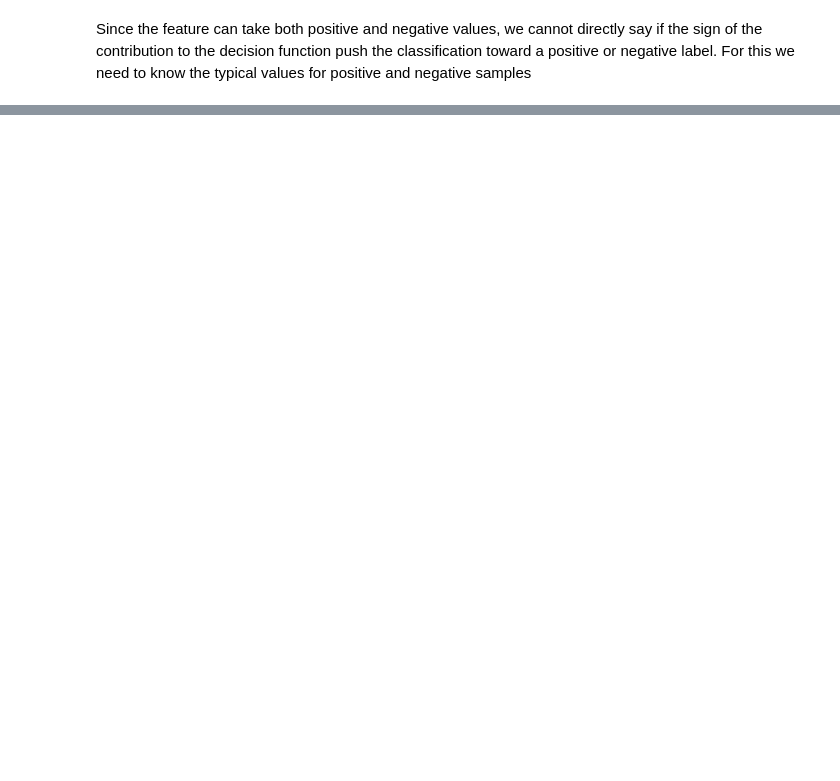
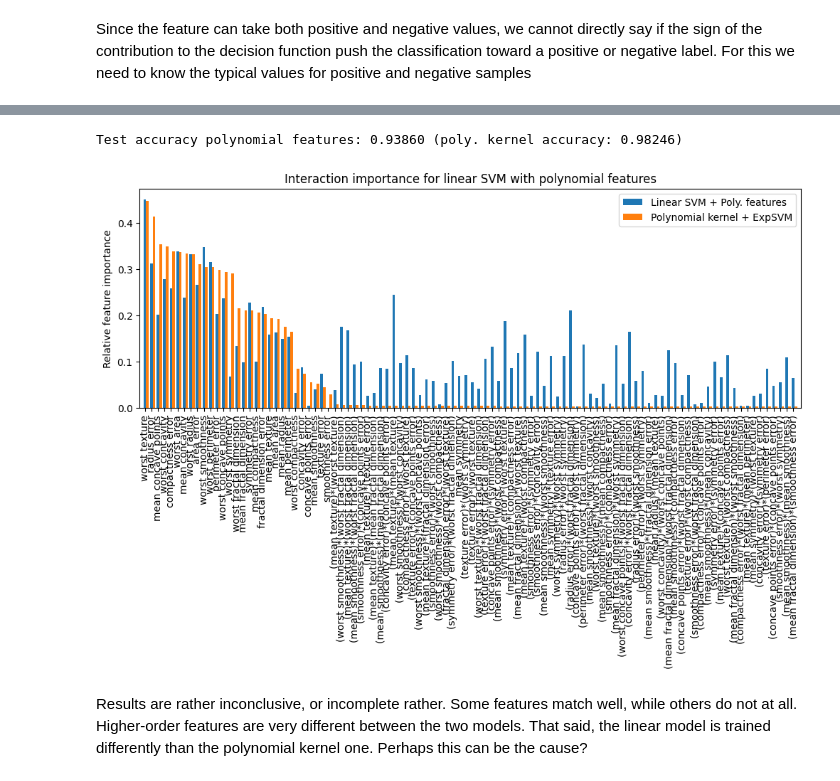
Before and after one commit to rikardvinge/explainpolysvm, a Jupyter notebook: examples/wisconsin_breast_cancer_dataset/feature_importance_wbc.ipynb, the cells around one changed output, grey strips where cells are left out. Drawn from its saved outputs; the diff is of its cells as text; code cells hidden in the pictures; blank space fills up the shorter version.

```diff
--- a/examples/wisconsin_breast_cancer_dataset/feature_importance_wbc.ipynb
+++ b/examples/wisconsin_breast_cancer_dataset/feature_importance_wbc.ipynb
@@ -282,0 +377,57 @@ plt.show()
+# %%
+from sklearn.preprocessing import PolynomialFeatures
+poly = PolynomialFeatures(degree=d_best, include_bias=False)
+poly.fit(X_train_scale)
+
+# Transform training and test set
+X_train_poly = poly.transform(X_train_scale)
+X_test_poly = poly.transform(X_test_scale)
+
+# Train Linear SVM, with the same C (gamma and r are not relevant for the linear kernel)
+lin_model = SVC(C=C_best, kernel='linear')
+
+# Fit model
+lin_model.fit(X_train_poly, y_train)
+
+# Test accuracy
+test_acc_poly = lin_model.score(X_test_poly, y_test)
+print('Test accuracy polynomial features: {:.5f} (poly. kernel accuracy: {:.5f})'.format(test_acc_poly, test_acc))
+
+
+# Create the interaction names from PolyFeatures in the same format as from ExpSVM
+poly_f_names = [n.replace(' ',',').replace('x','') for n in poly.get_feature_names_out()]
+# Replace powers with repeated values, e.g. replace '2^2' with '2,2'.
+poly_f_names = [n if '^' not in n else ','.join([n.split('^')[0]]*int(n.split('^')[1])) for n in poly_f_names]
+
+poly_f_names = np.array(format_interaction_names(f_name_dict, poly_f_names))
+
+# Get coefficients from linear SVM
+coef = lin_model.coef_[0]
+
+coef_abs = np.abs(coef)
+
+sort_order_poly = np.flip(np.argsort(coef_abs))
+
+# Plot in order given by ExPSVM
+# Number of features to plot
+n_feat_plot = 100
+poly_interaction_order = [np.where(poly_f_names==f'{find}')[0][0] for find in interaction_names_magnitude]
+expsvm_order = [np.where(np.array(interaction_names_magnitude)==f'{find}')[0][0] for find in poly_f_names[sort_order_poly]]
+
+fig, ax = plt.subplots(1,1, figsize=(12,4))
+ax.bar(x=np.arange(n_feat_plot)-0.2, height=np.abs(coef[poly_interaction_order[0:n_feat_plot]]), tick_label=interaction_names_magnitude[0:n_feat_plot], width=0.4)
+ax.bar(x=np.arange(n_feat_plot)+0.2, height=feat_importance_magnitude[0:n_feat_plot], width=0.4)
+plt.xticks(rotation=90)
+# plt.xlabel('Interaction')
+plt.ylabel('Relative feature importance')
+plt.title('Interaction importance for linear SVM with polynomial features')
+plt.legend(['Linear SVM + Poly. features', 'Polynomial kernel + ExpSVM'])
+plt.xlim([-1, n_feat_plot])
+if save_figs:
+    plt.savefig('./images/lin_svm_poly_feat_interaction_importance.png', dpi=300, bbox_inches='tight', facecolor='white')
+plt.draw()
+# %% [output]
+Test accuracy polynomial features: 0.93860 (poly. kernel accuracy: 0.98246)
+[figure, added]
+# %% [markdown]
+Results are rather inconclusive, or incomplete rather. Some features match well, while others do not at all. Higher-order features are very different between the two models. That said, the linear model is trained differently than the polynomial kernel one. Perhaps this can be the cause?
```
Also changed, not shown: parts of 25 cells of this notebook, 8 other files.
